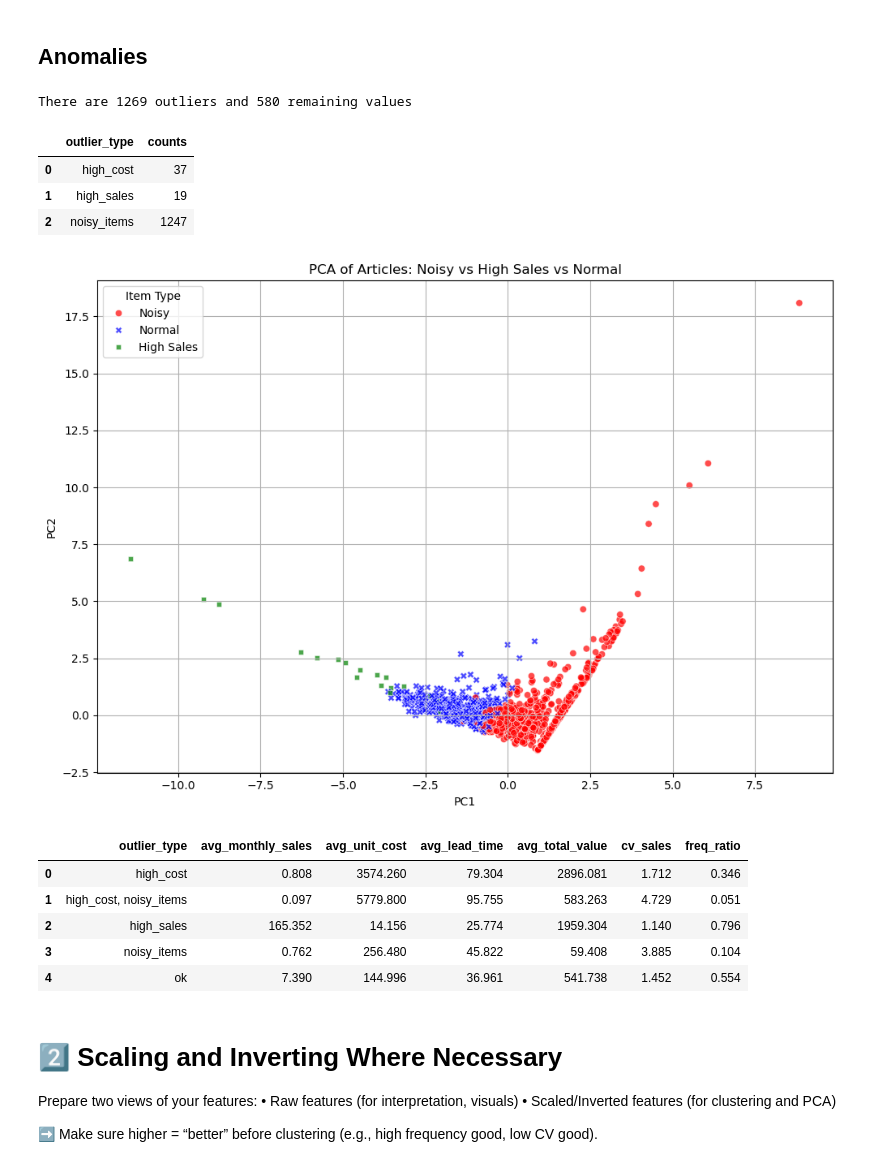
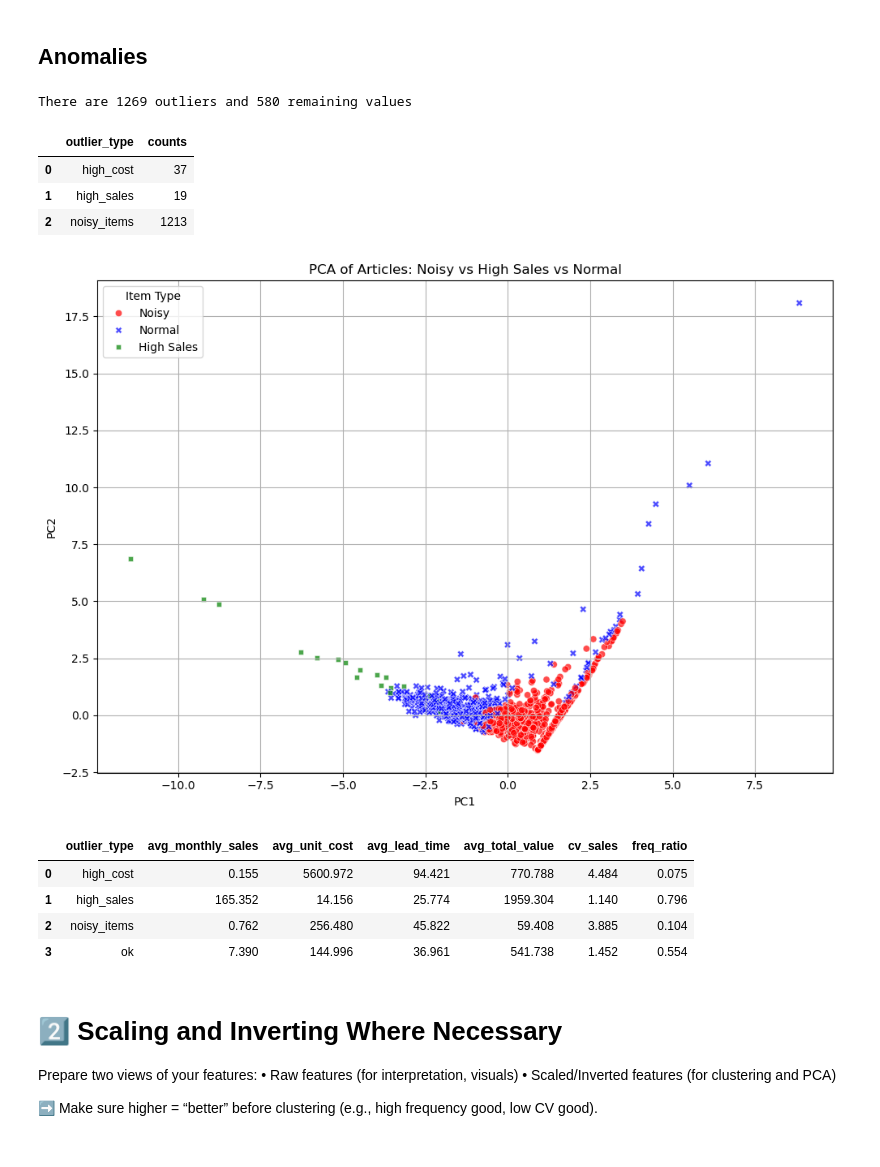
Before and after one commit to werderame/Real-Life-Manufacturing-Inventory-Analysis, a Jupyter notebook: clustering_so_articles/clustering_sales_articles_v02.ipynb, the cells around one changed output. Saved outputs shown, nothing was run; the diff lists cells and outputs as text; code cells hidden in the pictures.

Commit message:
rebuilt the final set inclusive of all items, and transparently showed categorization and groups (outliers and standards + top, good, etc.)

```diff
--- a/clustering_so_articles/clustering_sales_articles_v02.ipynb
+++ b/clustering_so_articles/clustering_sales_articles_v02.ipynb
@@ -291,13 +326,13 @@ sns.pairplot(
 ## Anomalies
 # %%
 # Example: Top 1% of items by average monthly sales
-outliers_sales = stats[stats['avg_monthly_sales'] > stats['avg_monthly_sales'].quantile(0.99)]
+outliers_sales = stats[stats['avg_monthly_sales'] > stats['avg_monthly_sales'].quantile(0.99)] # these are the BULLETS
 
 # Items with huge unit cost
-outliers_cost = stats[stats['avg_unit_cost'] > stats['avg_unit_cost'].quantile(0.98)]
+outliers_cost = stats[(stats['avg_unit_cost'] > stats['avg_unit_cost'].quantile(0.98)) & (~stats['item_id'].isin(outliers_sales['item_id']))] # out of ordinary unit_cost
 
 # items with poor stability and low frequency
-noisy_items = stats[(stats['cv_sales'] > 2) & (stats['freq_ratio'] < 0.4)]
+noisy_items = stats[(stats['cv_sales'] > 2) & (stats['freq_ratio'] < 0.4) & (~stats['item_id'].isin(outliers_cost['item_id']))] # NOISY items that don't sell
 
 outliers_summary = []
 
@@ -333,7 +368,7 @@ There are 1269 outliers and 580 remaining values
 |  | outlier_type | counts |
 | 0 | high_cost | 37 |
 | 1 | high_sales | 19 |
-| 2 | noisy_items | 1247 |
+| 2 | noisy_items | 1213 |
 # %%
 raw_features = ['avg_monthly_sales', 'avg_unit_cost', 'avg_lead_time', 'avg_total_value', 'cv_sales', 'freq_ratio']
 scaled_features = ['sales_is','unit_cost_s','lt_is','cv_s','freq_ratio_is']
@@ -341,6 +376,7 @@ scaled_features = ['sales_is','unit_cost_s','lt_is','cv_s','freq_ratio_is']
 # 1. Create an outlier flag
 noisy_items = outliers_summary.loc[outliers_summary.outlier_type == 'noisy_items', 'item_id'].unique()
 high_sales_items = outliers_summary.loc[outliers_summary.outlier_type == 'high_sales', 'item_id'].unique()
+high_cost_items = outliers_summary.loc[outliers_summary.outlier_type == 'high_cost', 'item_id'].unique()
 
 stats['is_noisy'] = stats['item_id'].isin(noisy_items)
 stats['is_high_sales'] = stats['item_id'].isin(high_sales_items)
@@ -373,43 +409,42 @@ pca_df['is_high_sales'] = stats.loc[X.index, 'is_high_sales'].values
 # 6. Assign combined label
 def assign_label(row):
     if row['is_noisy']:
         return 'Noisy'
     elif row['is_high_sales']:
         return 'High Sales'
     else:
         return 'Normal'
 
 pca_df['label'] = pca_df.apply(assign_label, axis=1)
 
 # 7. Plot
 plt.figure(figsize=(10, 7))
 
 sns.scatterplot(
     data=pca_df,
     x='PC1',
     y='PC2',
     hue='label',
     style='label',
     palette={'Normal': 'blue', 'Noisy': 'red', 'High Sales': 'green'},
     alpha=0.7
 )
 
 plt.title('PCA of Articles: Noisy vs High Sales vs Normal')
 plt.grid(True)
 plt.legend(title='Item Type')
 plt.tight_layout()
 plt.show()
 # %% [output]
-[figure, old version]
+[figure, new version]
 # %%
 outlier_check.groupby('outlier_type')[raw_features].mean().round(3).reset_index()
 # %% [output]
 |  | outlier_type | avg_monthly_sales | avg_unit_cost | avg_lead_time | avg_total_value | cv_sales | freq_ratio |
-| 0 | high_cost | 0.808 | 3574.260 | 79.304 | 2896.081 | 1.712 | 0.346 |
-| 1 | high_cost, noisy_items | 0.097 | 5779.800 | 95.755 | 583.263 | 4.729 | 0.051 |
-| 2 | high_sales | 165.352 | 14.156 | 25.774 | 1959.304 | 1.140 | 0.796 |
-| 3 | noisy_items | 0.762 | 256.480 | 45.822 | 59.408 | 3.885 | 0.104 |
-| 4 | ok | 7.390 | 144.996 | 36.961 | 541.738 | 1.452 | 0.554 |
+| 0 | high_cost | 0.155 | 5600.972 | 94.421 | 770.788 | 4.484 | 0.075 |
+| 1 | high_sales | 165.352 | 14.156 | 25.774 | 1959.304 | 1.140 | 0.796 |
+| 2 | noisy_items | 0.762 | 256.480 | 45.822 | 59.408 | 3.885 | 0.104 |
+| 3 | ok | 7.390 | 144.996 | 36.961 | 541.738 | 1.452 | 0.554 |
 # %% [markdown]
 # 2️⃣ Scaling and Inverting Where Necessary
 
```
Also changed, not shown: parts of 11 cells of this notebook.
